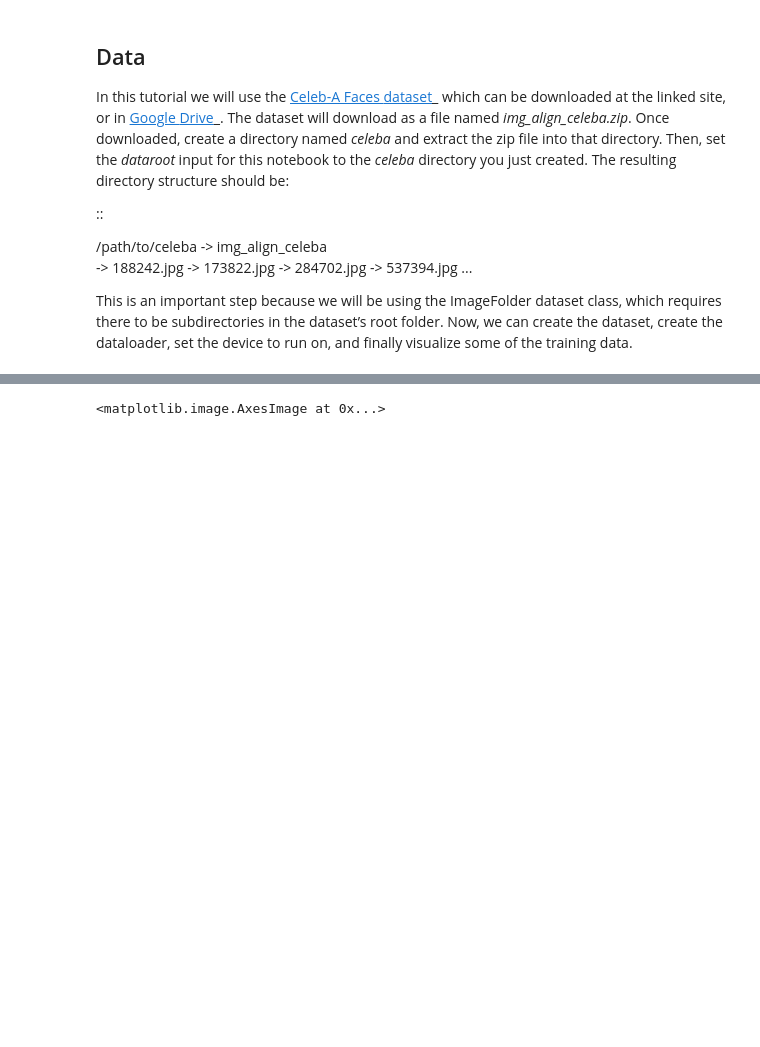
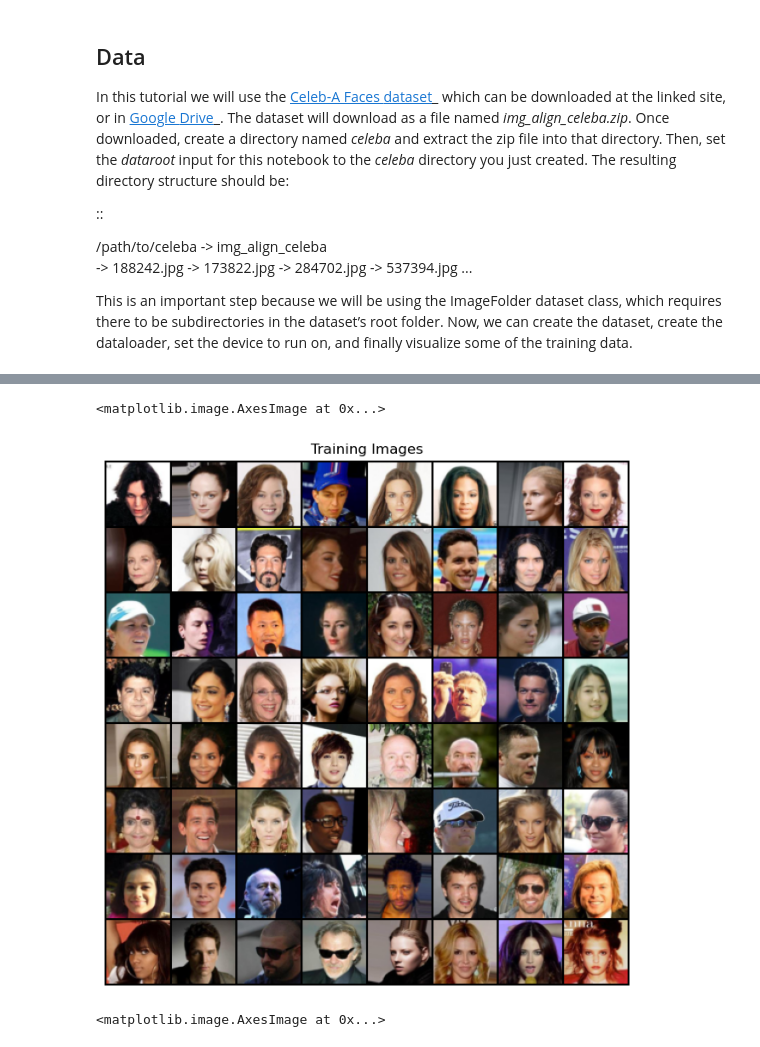
Before and after one commit to sujeshpadhi91/Fire_Detection_System, a Jupyter notebook: dcgan_faces_tutorial.ipynb, the cells around one changed output, grey strips where cells are left out. Saved outputs shown, nothing was run; the diff lists cells and outputs as text; code cells hidden in the pictures; blank space fills up the shorter version.

Commit message:
Adding data part

```diff
--- a/dcgan_faces_tutorial.ipynb
+++ b/dcgan_faces_tutorial.ipynb
@@ -232,0 +241,11 @@ training data.
+# %%
+# We can use an image folder dataset the way we have it setup.
+# Create the dataset
+#Resize, Centercrop, tensor conversion and normalize the image data
+dataset = dset.ImageFolder(root=dataroot,
+                           transform=transforms.Compose([
+                               transforms.Resize(image_size),
+                               transforms.CenterCrop(image_size),
+                               transforms.ToTensor(),
+                               transforms.Normalize((0.5, 0.5, 0.5), (0.5, 0.5, 0.5)),
+                           ]))
@@ -232,0 +254,4 @@ training data.
+# %%
+# Create the dataloader from the dataset with shuffling and defining the batch size
+dataloader = torch.utils.data.DataLoader(dataset, batch_size=batch_size,
+                                         shuffle=True, num_workers=workers)
@@ -232,0 +260,3 @@ training data.
+# %%
+# Decide which device we want to run on, if one or more GPU is available then the GPU will be used otherwise CPU will be used to RUN.
+device = torch.device("cuda:0" if (torch.cuda.is_available() and ngpu > 0) else "cpu")
@@ -233,3 +265,18 @@ training data.
+# %%
+# Plot some training images
+
+#This line loads the next batch of training images from a PyTorch DataLoader object
+real_batch = next(iter(dataloader))
+#This line creates a new figure for plotting the images, with a size of 8x8.
+plt.figure(figsize=(8,8))
+#This line removes the axes from the plot.
+plt.axis("off")
+#This line adds a title to the plot
+plt.title("Training Images")
+plt.imshow(np.transpose(vutils.make_grid(real_batch[0].to(device)[:64], padding=2, normalize=True).cpu(),(1,2,0)))
+# %% [output]
+<matplotlib.image.AxesImage at 0x...>
+[figure, added]
 # %%
 # We can use an image folder dataset the way we have it setup.
 # Create the dataset
```
Also changed, not shown: parts of 4 cells of this notebook.
